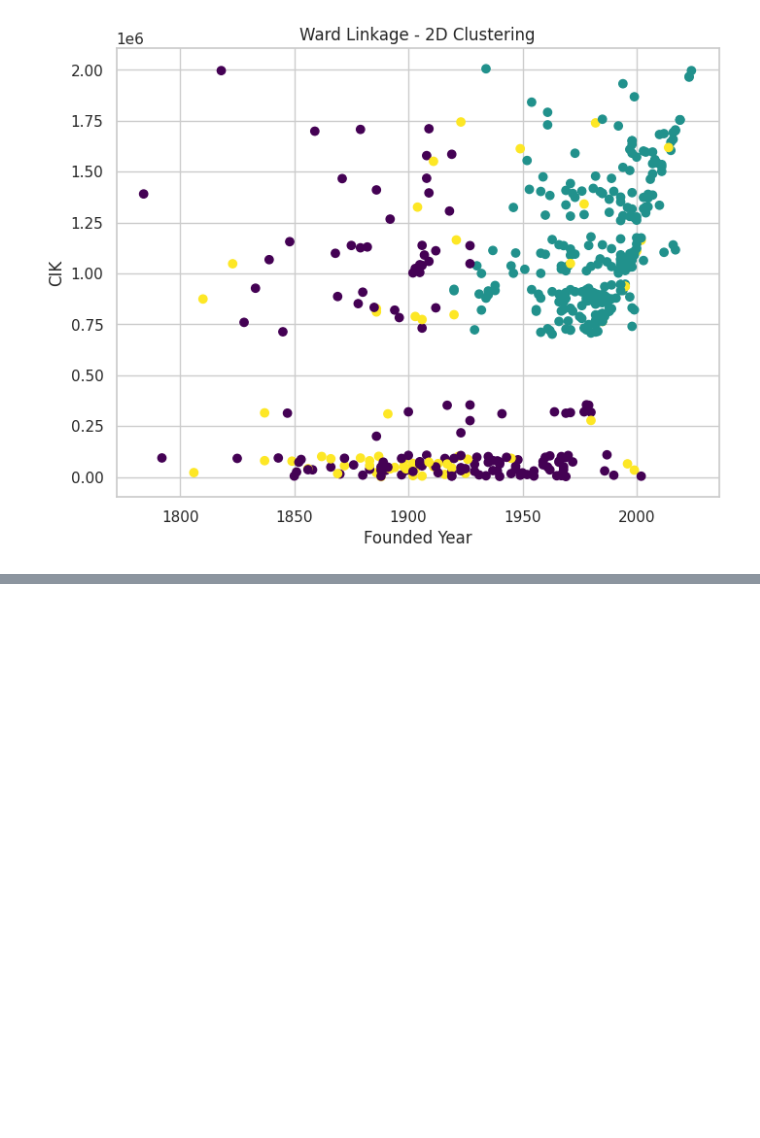
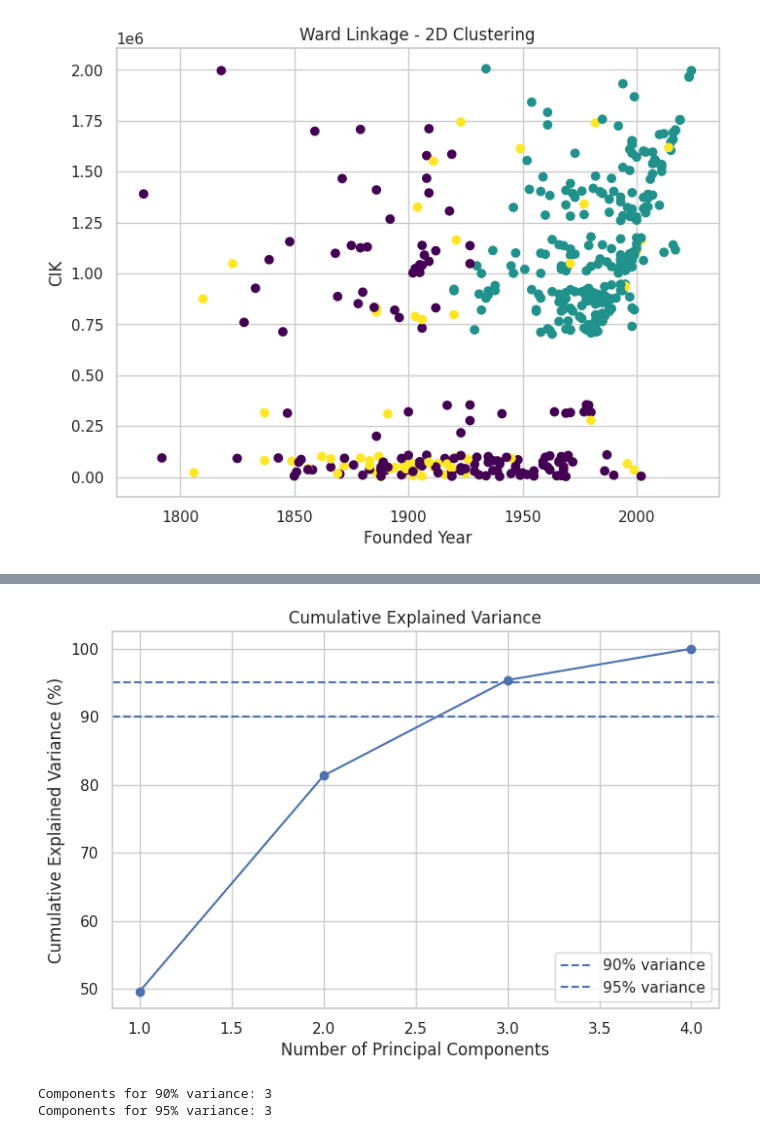
Before and after one commit to nimmakayalaakshaya/akshaya_nimmakayala, a Jupyter notebook: phase1.ipynb, the cells around one changed output, grey strips where cells are left out. Cells and saved outputs as stored; diff of their text form; code cells hidden in the pictures; blank space fills up the shorter version.

```diff
--- a/phase1.ipynb
+++ b/phase1.ipynb
@@ -924,0 +1079,24 @@ Text(0.5, 1.0, 'Ward Linkage - 2D Clustering')
+# %%
+if numeric_data.shape[1] > 0:
+    plt.figure(figsize=(8, 5))
+    plt.plot(
+        range(1, len(cumulative_variance) + 1),
+        cumulative_variance,
+        marker="o"
+    )
+    plt.axhline(90, linestyle="--", label="90% variance")
+    plt.axhline(95, linestyle="--", label="95% variance")
+    plt.xlabel("Number of Principal Components")
+    plt.ylabel("Cumulative Explained Variance (%)")
+    plt.title("Cumulative Explained Variance")
+    plt.legend()
+    plt.show()
+
+    print("Components for 90% variance:",
+          np.argmax(cumulative_variance >= 90) + 1)
+    print("Components for 95% variance:",
+          np.argmax(cumulative_variance >= 95) + 1)
+# %% [output]
+[figure, added]
+Components for 90% variance: 3
+Components for 95% variance: 3
```
Also changed, not shown: parts of 10 cells of this notebook.
